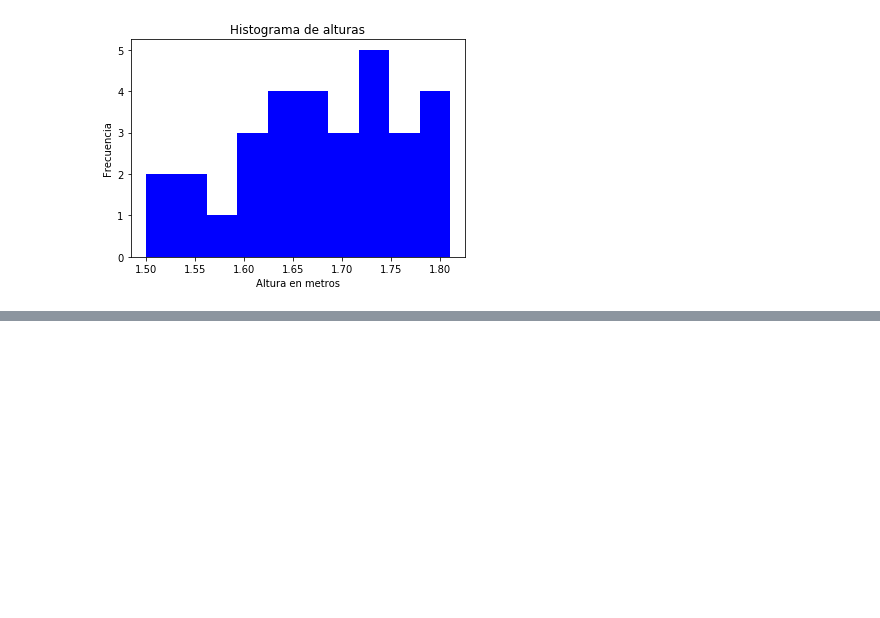
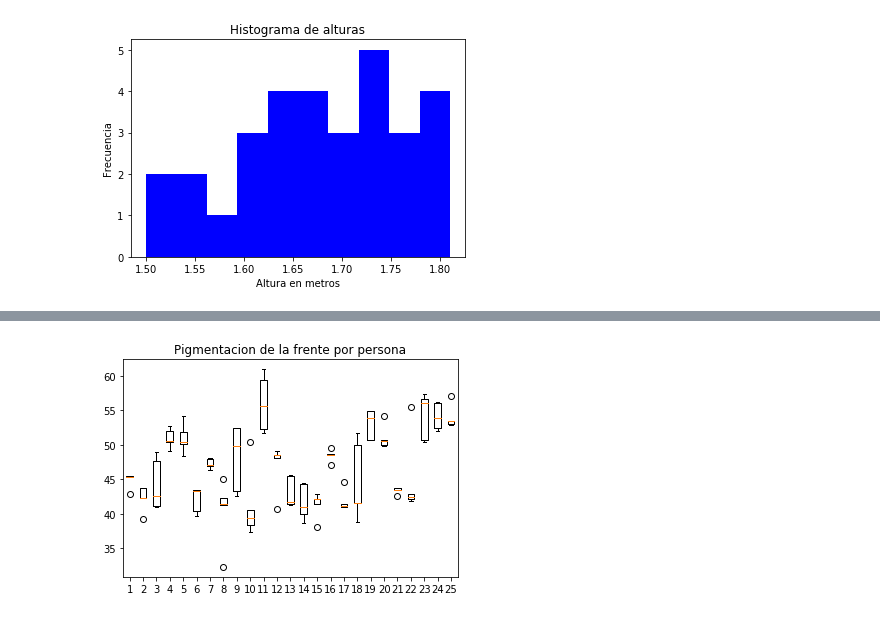
Before and after one commit to mpadilla905/db1stclass, a Jupyter notebook: Genetica_graphics.ipynb, the cells around one changed output, grey strips where cells are left out. Cells and saved outputs as stored; diff of their text form; code cells hidden in the pictures; blank space fills up the shorter version.

```diff
--- a/Genetica_graphics.ipynb
+++ b/Genetica_graphics.ipynb
@@ -151,0 +169,31 @@ plt.show()
+# %%
+# vectores de medicion de frente y brazo por persona
+# todosfrente = [ persona1[med1,...,med5], ..., persona30[med1,...,med5] ]
+todosfrente, perfrente, c = [], [], 0
+for i in frente:
+    if c >= 0 and c <= 4:
+        perfrente.append(i)
+        c+=1
+    elif c > 4:
+        todosfrente.append(perfrente)
+        perfrente = []
+        c = 0
+#print(todosfrente)
+# todosbrazo = [ persona1[med1,...,med5], ..., persona30[med1,...,med5] ]
+todosbrazo, perbrazo, c = [], [], 0
+for i in brazo:
+    if c >= 0 and c <= 4:
+        perbrazo.append(i)
+        c+=1
+    elif c > 4:
+        todosbrazo.append(perbrazo)
+        perbrazo = []
+        c = 0
+#print(todosbrazo)
+# %%
+fig1, ax1 = plt.subplots()
+ax1.set_title('Pigmentacion de la frente por persona')
+ax1.boxplot(todosfrente)
+plt.show()
+# %% [output]
+[figure, added]
```
Also changed, not shown: parts of 20 cells of this notebook.
